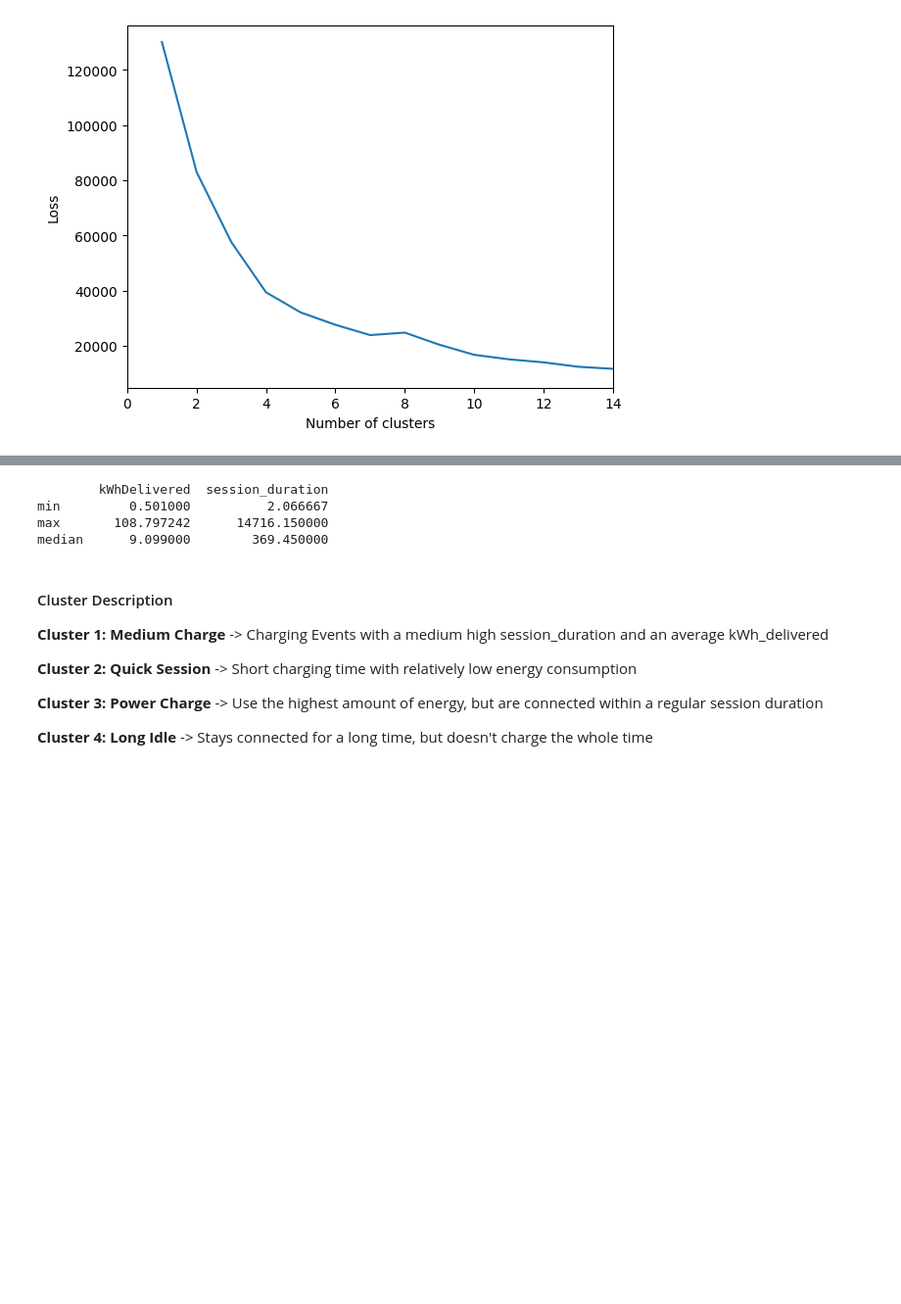
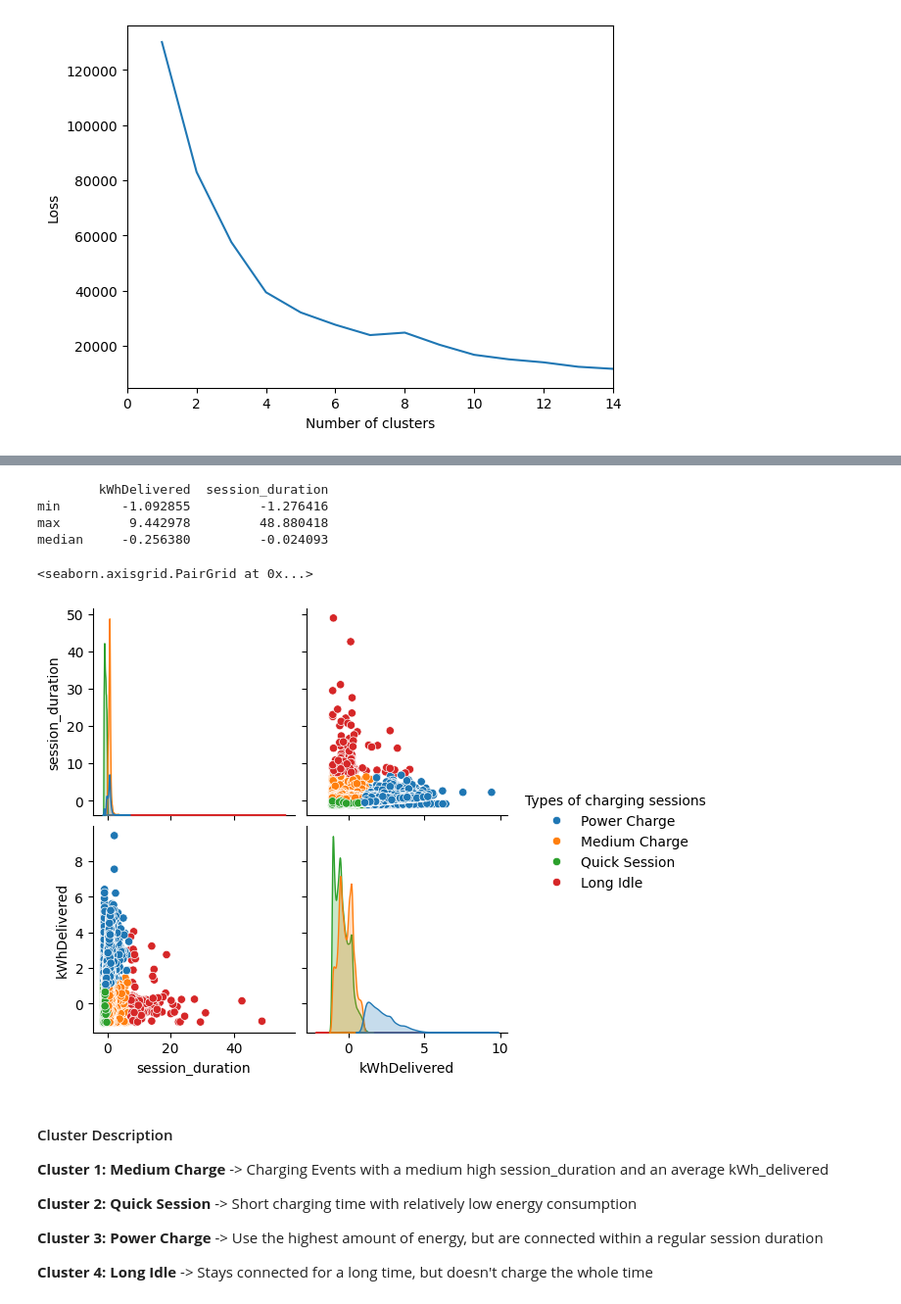
Before and after one commit to Amocon/A-Team_AA-Team-Assignment_2024, a Jupyter notebook: aa_team_assignment/clustering_analysis2.ipynb, the cells around one changed output, grey strips where cells are left out. Shown at 98% size. Saved outputs shown, nothing was run; the diff lists cells and outputs as text; code cells hidden in the pictures; blank space fills up the shorter version.

```diff
--- a/aa_team_assignment/clustering_analysis2.ipynb
+++ b/aa_team_assignment/clustering_analysis2.ipynb
@@ -138,11 +128,30 @@ print(cluster_stats)
 # %%
 # Min, max, median values of the kWhDelivered and session_duration for the whole dataset
-print(X[['kWhDelivered', 'session_duration']].agg(['min', 'max', 'median']))
+print(clustering_scaled_df[['kWhDelivered', 'session_duration']].agg(['min', 'max', 'median']))
 # %% [output]
         kWhDelivered  session_duration
-min         0.501000          2.066667
-max       108.797242      14716.150000
-median      9.099000        369.450000
+min        -1.092855         -1.276416
+max         9.442978         48.880418
+median     -0.256380         -0.024093
+# %%
+# Rename labels in plot
+
+# New labels
+new_numbers = {
+    "Cluster 1": "Medium Charge",
+    "Cluster 2": "Quick Session",
+    "Cluster 3": "Power Charge",
+    "Cluster 4": "Long Idle"
+}
+
+# Apply the new labels
+clustering_scaled_df["Types of charging sessions"] = clustering_scaled_df["4 Clusters"].map(new_numbers)
+
+# Plot with the new labels
+sns.pairplot(data=clustering_scaled_df, hue="Types of charging sessions")
+# %% [output]
+<seaborn.axisgrid.PairGrid at 0x...>
+[figure, added]
 # %% [markdown]
 <h4>Cluster Description</h4>
 <p><b>Cluster 1: Medium Charge </b>-> Charging Events with a medium high session_duration and an average kWh_delivered</p>
```
Also changed, not shown: parts of 10 cells of this notebook.
